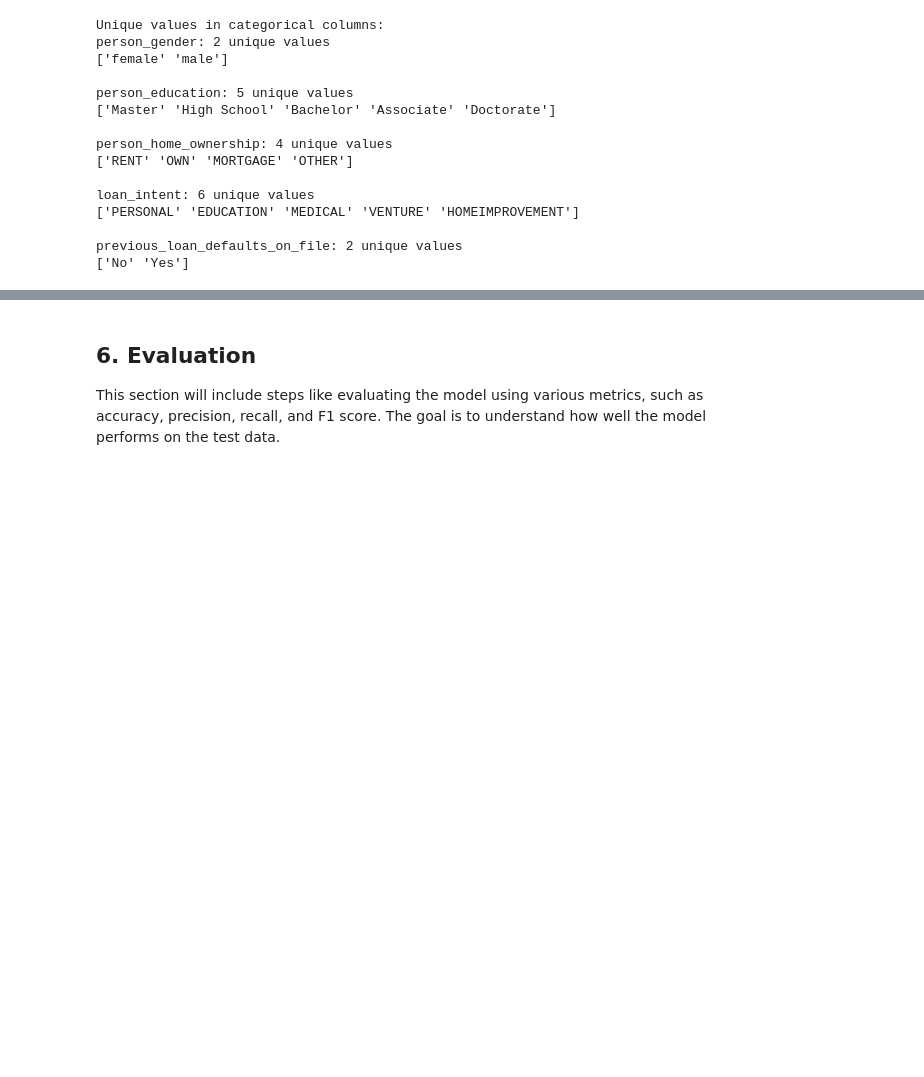
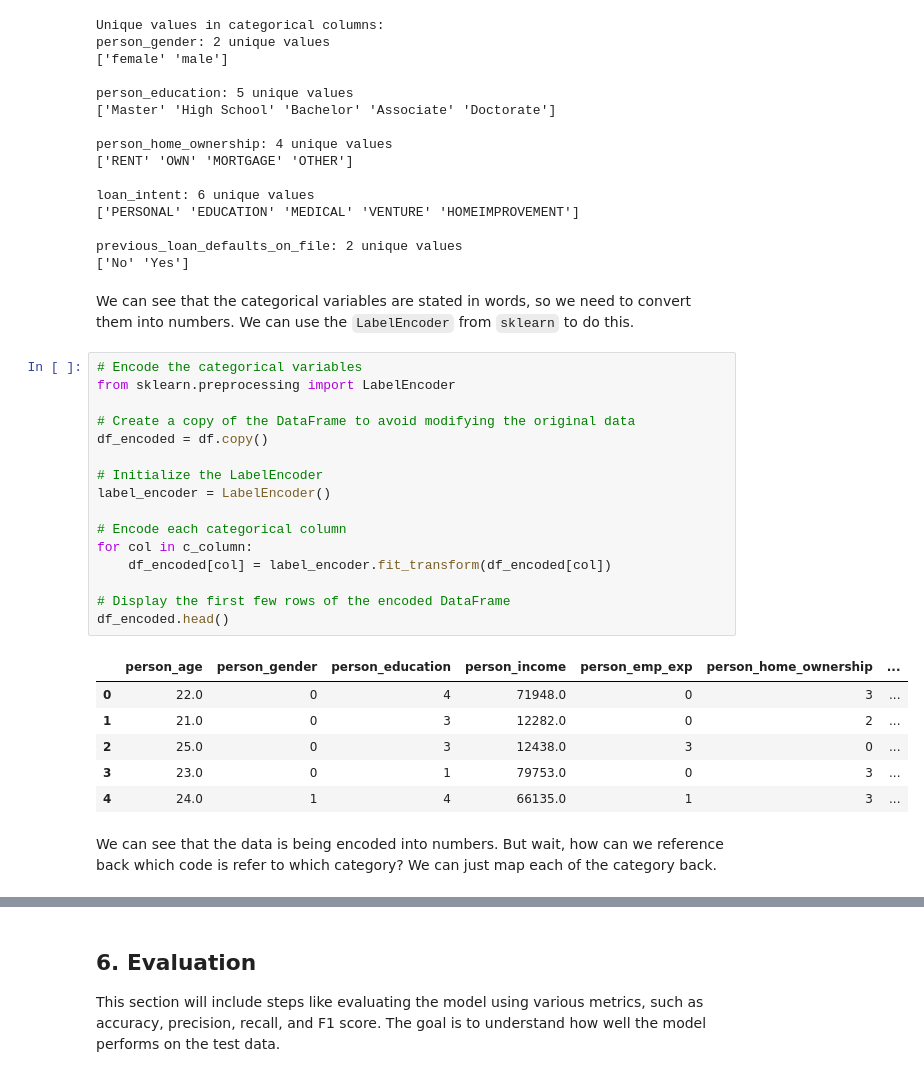
Before and after one commit to keanteng/wqd7012-assignment-1, a Jupyter notebook: code.ipynb, the cells around one changed output, grey strips where cells are left out. Saved outputs shown, nothing was run; the diff lists cells and outputs as text; blank space fills up the shorter version.

Commit message:
add preprocessing, prework for data product #12

```diff
--- a/code.ipynb
+++ b/code.ipynb
@@ -479,3 +481,30 @@ loan_intent: 6 unique values
 
 previous_loan_defaults_on_file: 2 unique values
 ['No' 'Yes']
+# %% [markdown]
+We can see that the categorical variables are stated in words, so we need to convert them into numbers. We can use the `LabelEncoder` from `sklearn` to do this.
+# %%
+# Encode the categorical variables
+from sklearn.preprocessing import LabelEncoder
+
+# Create a copy of the DataFrame to avoid modifying the original data
+df_encoded = df.copy()
+
+# Initialize the LabelEncoder
+label_encoder = LabelEncoder()
+
+# Encode each categorical column
+for col in c_column:
+    df_encoded[col] = label_encoder.fit_transform(df_encoded[col])
+
+# Display the first few rows of the encoded DataFrame
+df_encoded.head()
+# %% [output]
+|  | person_age | person_gender | person_education | person_income | person_emp_exp | person_home_ownership | ... |
+| 0 | 22.0 | 0 | 4 | 71948.0 | 0 | 3 | ... |
+| 1 | 21.0 | 0 | 3 | 12282.0 | 0 | 2 | ... |
+| 2 | 25.0 | 0 | 3 | 12438.0 | 3 | 0 | ... |
+| 3 | 23.0 | 0 | 1 | 79753.0 | 0 | 3 | ... |
+| 4 | 24.0 | 1 | 4 | 66135.0 | 1 | 3 | ... |
+# %% [markdown]
+We can see that the data is being encoded into numbers. But wait, how can we reference back which code is refer to which category? We can just map each of the category back.
```
Also changed, not shown: parts of 14 cells of this notebook, 4 other files.
